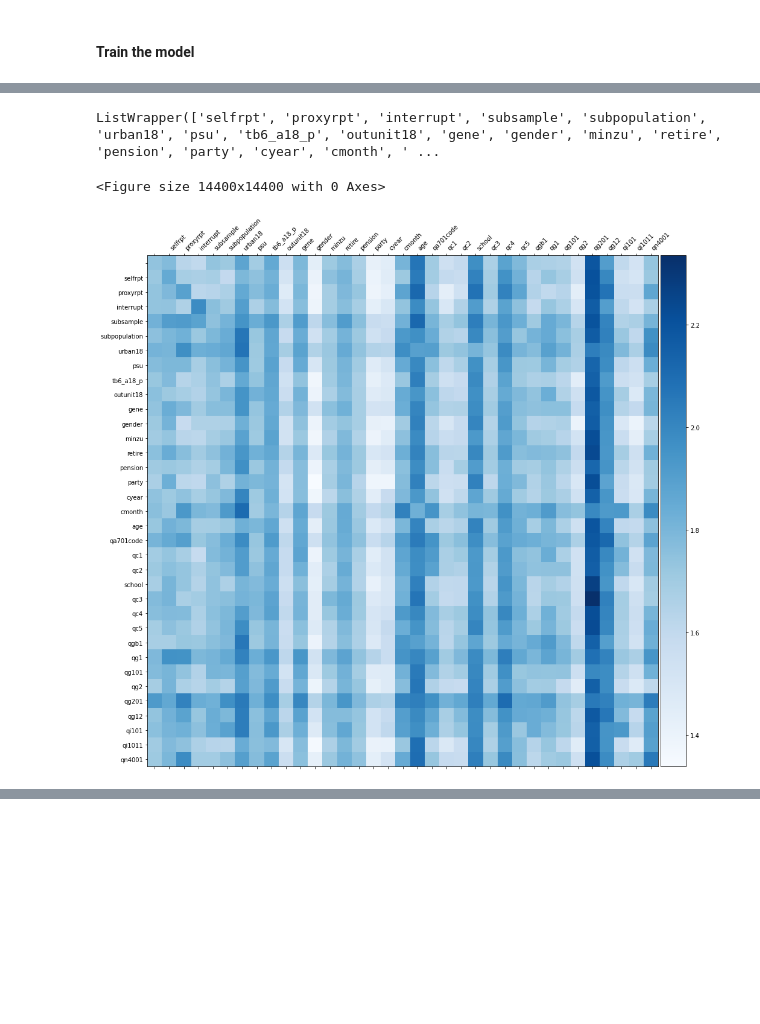
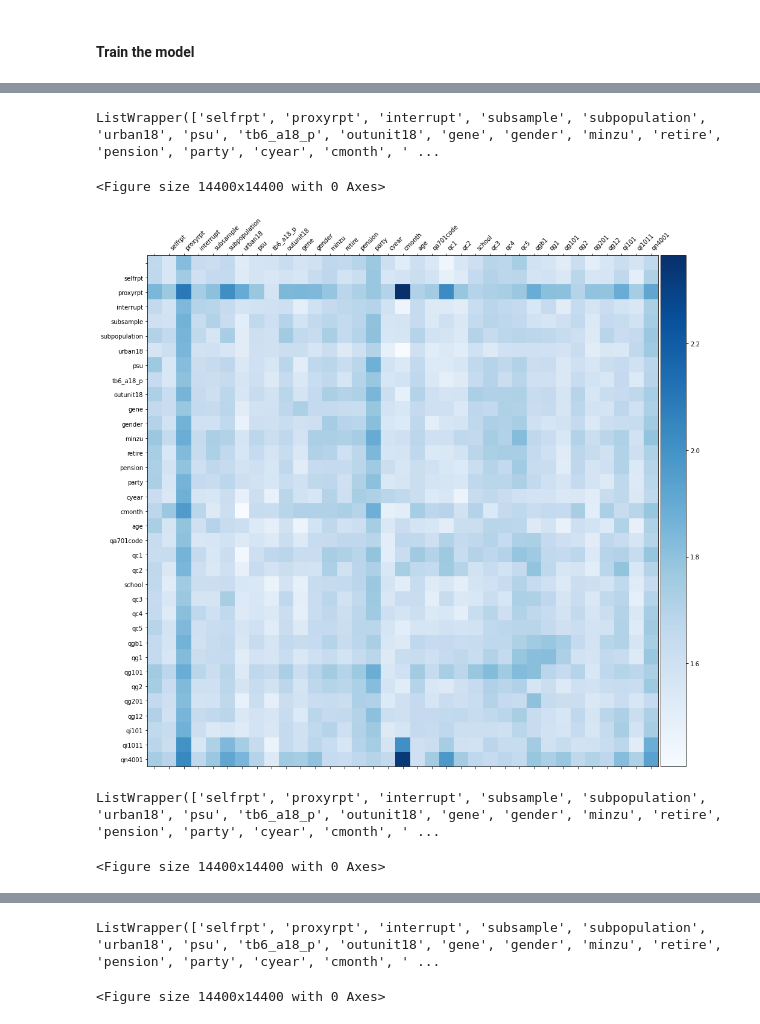
Before and after one commit to rui2333/229_project_cfps, a Jupyter notebook: cross&deep.ipynb, the cells around one changed output, grey strips where cells are left out. Drawn from its saved outputs; the diff is of its cells as text; code cells hidden in the pictures; blank space fills up the shorter version.

```diff
--- a/cross&deep.ipynb
+++ b/cross&deep.ipynb
@@ -41,5 +42,6 @@ import tensorflow_recommenders as tfrs
 # %%
 y_cols = ['qn406','qn407','qn411','qn412','qn414','qn416','qn418','qn420']
+y_cols_dsm = ['qn406','qn407','qn411','qn412','qn414','qn416','qn418','qn420','dsm_diagnosis']
 personal_info_cols = ['pid', 'code', 'fid18', 'fid16', 'fid14', 'fid12', 'fid10', 'pid_a_f', 'pid_a_m', 'releaseversion', 'interviewerid18']
 data_path = "/content/drive/MyDrive/Colab Notebooks/ecfps2018person_202012.dta"
 training_ratio = 0.60
@@ -172,6 +518,5 @@ for feature_name in features:
 # %%
-
-class DCN(tfrs.Model):
+class DCN_3(tfrs.Model):
     def __init__(self, use_cross_layer, deep_layer_sizes, projection_dim=None):
         super().__init__()
 
@@ -187,7 +532,7 @@ class DCN(tfrs.Model):
                 [tf.keras.layers.IntegerLookup(
                     vocabulary=vocabulary, mask_token=None, oov_token=-1000),
                 tf.keras.layers.Embedding(len(vocabulary) + 1,
-                                            self.embedding_dimension)
+                                          self.embedding_dimension)
             ])
 
         if use_cross_layer:
@@ -215,7 +560,6 @@ class DCN(tfrs.Model):
             embeddings.append(embedding_fn(features[feature_name]))
 
         x = tf.concat(embeddings, axis=1)
-        print(x)
 
         # Build Cross Network
         if self._cross_layer is not None:
@@ -228,17 +572,19 @@ class DCN(tfrs.Model):
         return self._logit_layer(x)
 
     def compute_loss(self, features, training=False):
-        labels = features.pop("label")
+        labels = features.pop("dsm_diagnosis")
         scores = self(features)
         return self.task(
             labels=labels,
             predictions=scores,
-        )
+            )
 # %% [markdown]
 #### Train the model
 # %%
 cached_training = training.shuffle(len(training)).batch(8192).cache()
 cached_test = test.batch(4096).cache()
+cached_training_dsm = training_dsm.shuffle(len(training_dsm)).batch(8192).cache()
+cached_test_dsm = test_dsm.batch(4096).cache()
 # %%
 def run_models(use_cross_layer, deep_layer_sizes, projection_dim=None, num_runs=5):
     models = []
@@ -341,36 +708,44 @@ DNN            RMSE mean: 8.4069, stdv: 0.7024
 # %%
 model = dcn_result["model"][0]
-mat = model._cross_layer._dense.kernel
-features = model._all_features
 
-block_norm = np.ones([len(features), len(features)])
+def visualize_feature_crossing(model):
+    mat = model._cross_layer._dense.kernel
+    features = model._all_features
 
-dim = model.embedding_dimension
+    block_norm = np.ones([len(features), len(features)])
 
-# Compute the norms of the blocks.
-for i in range(len(features)):
-  for j in range(len(features)):
-    block = mat[i * dim:(i + 1) * dim,
-                j * dim:(j + 1) * dim]
-    block_norm[i,j] = np.linalg.norm(block, ord="fro")
+    dim = model.embedding_dimension
 
-print(features)
+    # Compute the norms of the blocks.
+    for i in range(len(features)):
+        for j in range(len(features)):
+            block = mat[i * dim:(i + 1) * dim,
+                        j * dim:(j + 1) * dim]
+            block_norm[i,j] = np.linalg.norm(block, ord="fro")
 
-plt.rcParams['figure.figsize'] = [20, 20]
+    print(features)
 
-fig = plt.figure(figsize=(200,200))
-im = plt.matshow(block_norm, cmap=plt.cm.Blues)
-ax = plt.gca()
-divider = make_axes_locatable(plt.gca())
-cax = divider.append_axes("right", size="5%", pad=0.05)
-plt.colorbar(im, cax=cax)
-cax.tick_params(labelsize=10)
-ax.set_xticks(np.arange(len(features)))
-ax.set_yticks(np.arange(len(features)))
-_ = ax.set_xticklabels([""] + features, rotation=45, ha="left", fontsize=10)
-_ = ax.set_yticklabels([""] + features, fontsize=10)
-plt.show()
+    plt.rcParams['figure.figsize'] = [20, 20]
+
+    fig = plt.figure(figsize=(200,200))
+    im = plt.matshow(block_norm, cmap=plt.cm.Blues)
+    ax = plt.gca()
+    divider = make_axes_locatable(plt.gca())
+    cax = divider.append_axes("right", size="5%", pad=0.05)
+    plt.colorbar(im, cax=cax)
+    cax.tick_params(labelsize=10)
+    ax.set_xticks(np.arange(len(features)))
+    ax.set_yticks(np.arange(len(features)))
+    _ = ax.set_xticklabels([""] + features, rotation=45, ha="left", fontsize=10)
+    _ = ax.set_yticklabels([""] + features, fontsize=10)
+    plt.show()
+
+visualize_feature_crossing(dcn_result["model"][0])
+visualize_feature_crossing(dcn_result["model"][1])
+visualize_feature_crossing(dcn_result["model"][2])
 # %% [output]
 ListWrapper(['selfrpt', 'proxyrpt', 'interrupt', 'subsample', 'subpopulation', 'urban18', 'psu', 'tb6_a18_p', 'outunit18', 'gene', 'gender', 'minzu', 'retire', 'pension', 'party', 'cyear', 'cmonth', ' ...
 <Figure size 14400x14400 with 0 Axes>
-[figure, old version]
+[figure, new version]
+ListWrapper(['selfrpt', 'proxyrpt', 'interrupt', 'subsample', 'subpopulation', 'urban18', 'psu', 'tb6_a18_p', 'outunit18', 'gene', 'gender', 'minzu', 'retire', 'pension', 'party', 'cyear', 'cmonth', ' ...
+<Figure size 14400x14400 with 0 Axes>
@@ -376,0 +753,2 @@ ListWrapper(['selfrpt', 'proxyrpt', 'interrupt', 'subsample', 'subpopulation', '
+ListWrapper(['selfrpt', 'proxyrpt', 'interrupt', 'subsample', 'subpopulation', 'urban18', 'psu', 'tb6_a18_p', 'outunit18', 'gene', 'gender', 'minzu', 'retire', 'pension', 'party', 'cyear', 'cmonth', ' ...
+<Figure size 14400x14400 with 0 Axes>
```
Also changed, not shown: parts of 15 cells of this notebook.
